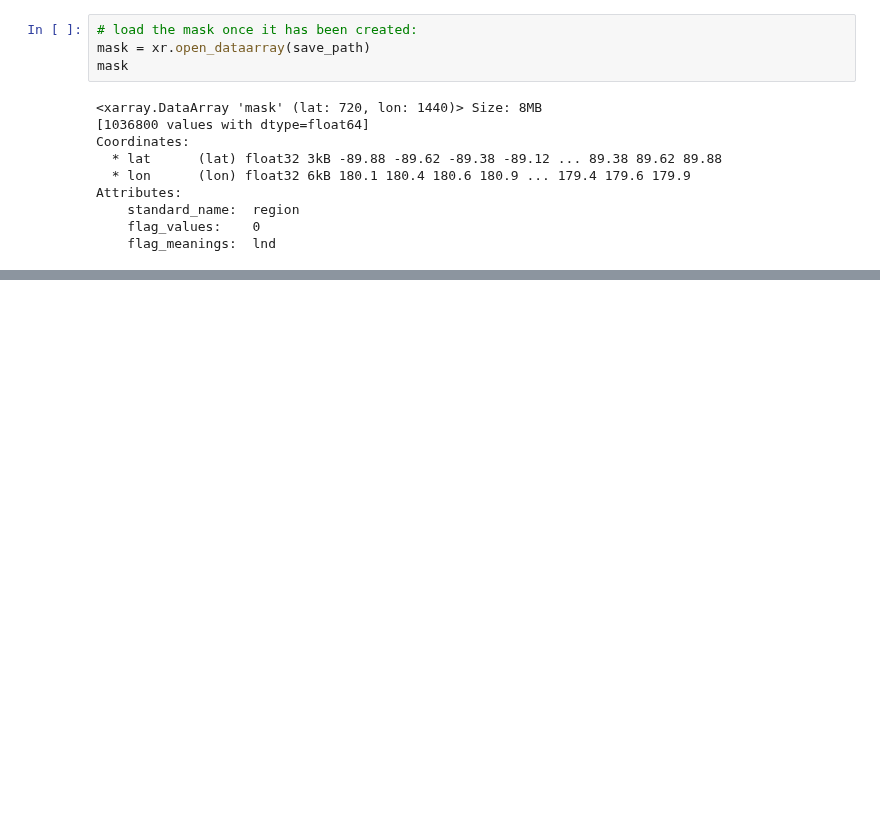
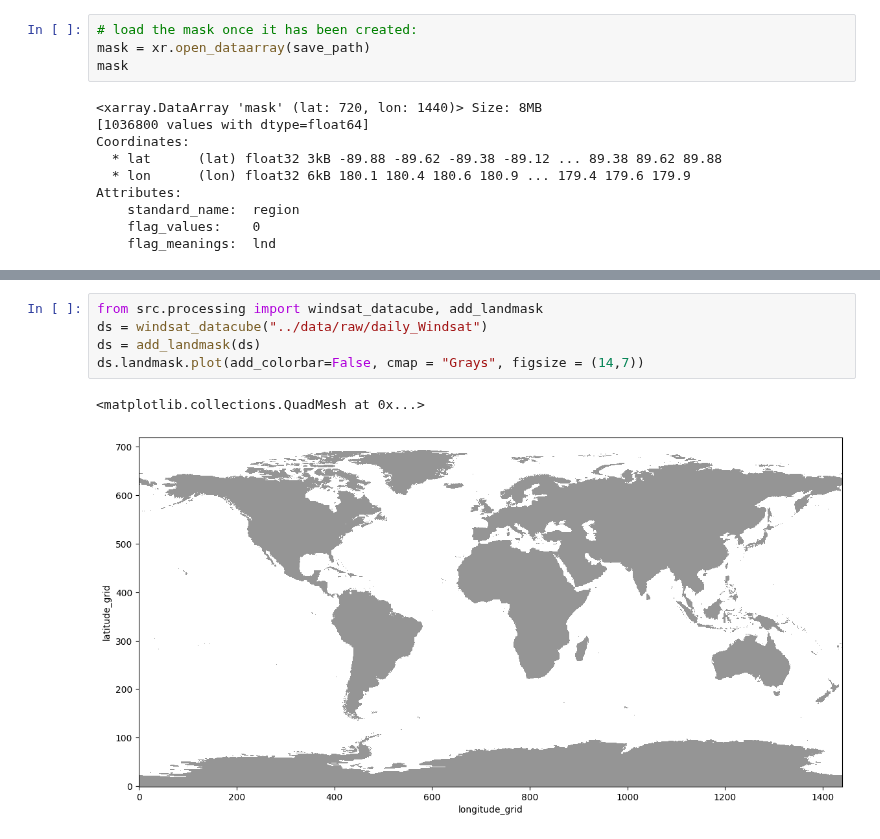
Before and after one commit to AndresTerrer/PMW_LST, a Jupyter notebook: notebooks/Ocean_mask.ipynb, the cells around one changed output, grey strips where cells are left out. Cells and saved outputs as stored; diff of their text form; blank space fills up the shorter version.

```diff
--- a/notebooks/Ocean_mask.ipynb
+++ b/notebooks/Ocean_mask.ipynb
@@ -124,0 +115,8 @@ Attributes:
+# %%
+from src.processing import windsat_datacube, add_landmask
+ds = windsat_datacube("../data/raw/daily_Windsat")
+ds = add_landmask(ds)
+ds.landmask.plot(add_colorbar=False, cmap = "Grays", figsize = (14,7))
+# %% [output]
+<matplotlib.collections.QuadMesh at 0x...>
+[figure, added]
```
Also changed, not shown: parts of 6 cells of this notebook, 1 other file.
